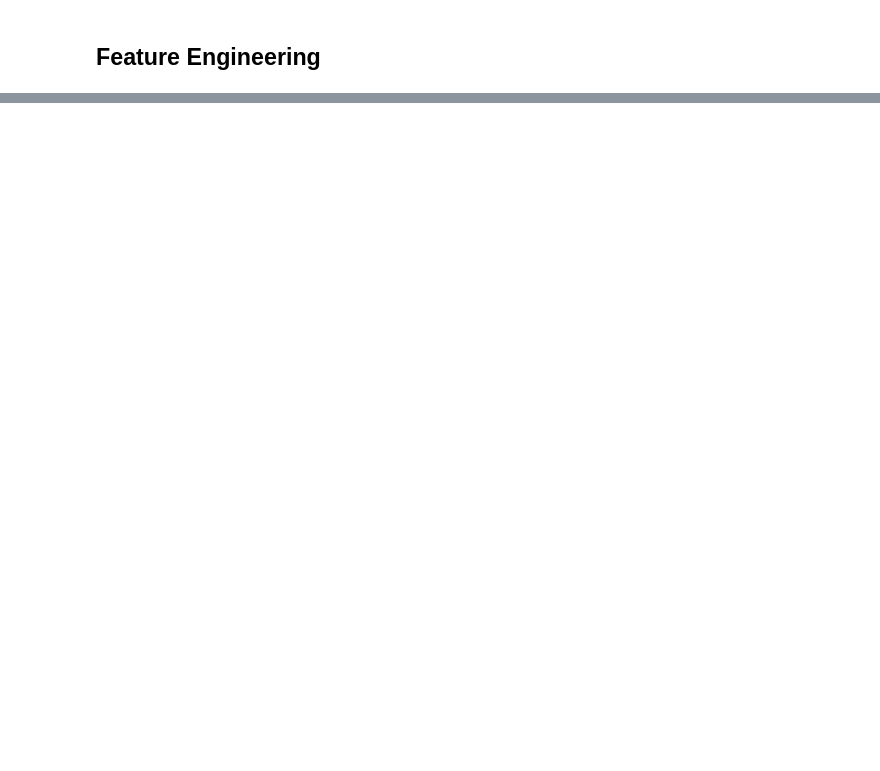
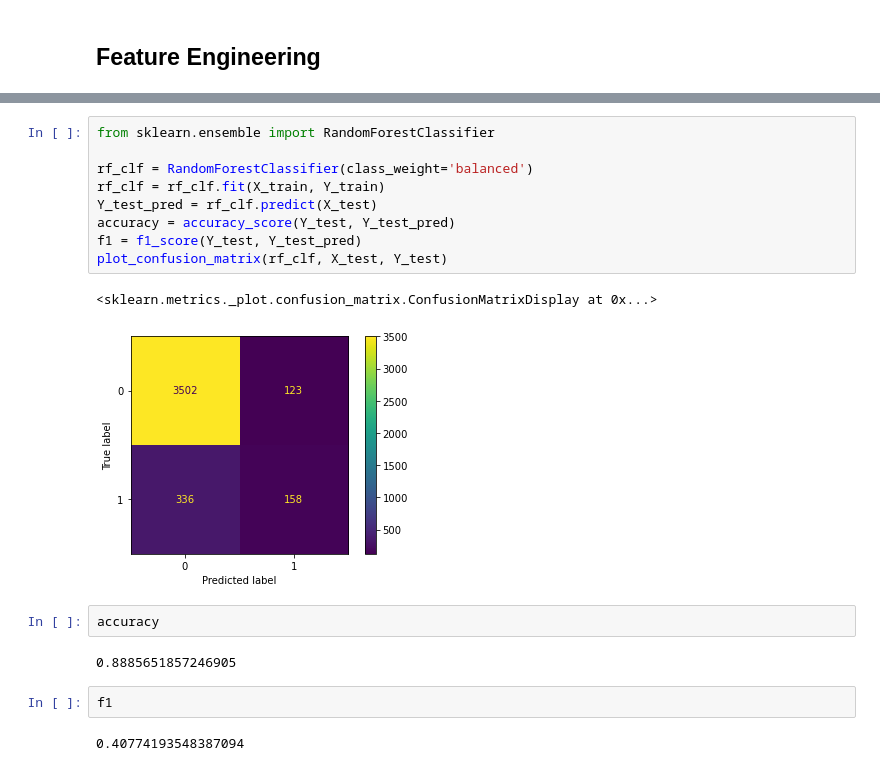
Before and after one commit to iewaij/data-analytics-bank-marketing, a Jupyter notebook: code/1_data_preparation.ipynb, the cells around one changed output, grey strips where cells are left out. Saved outputs shown, nothing was run; the diff lists cells and outputs as text; blank space fills up the shorter version.

```diff
--- a/code/1_data_preparation.ipynb
+++ b/code/1_data_preparation.ipynb
@@ -50,0 +426,20 @@ bank_mkt
+# %%
+from sklearn.ensemble import RandomForestClassifier
+
+rf_clf = RandomForestClassifier(class_weight='balanced')
+rf_clf = rf_clf.fit(X_train, Y_train)
+Y_test_pred = rf_clf.predict(X_test)
+accuracy = accuracy_score(Y_test, Y_test_pred)
+f1 = f1_score(Y_test, Y_test_pred)
+plot_confusion_matrix(rf_clf, X_test, Y_test)
+# %% [output]
+<sklearn.metrics._plot.confusion_matrix.ConfusionMatrixDisplay at 0x...>
+[figure, added]
+# %%
+accuracy
+# %% [output]
+0.8885651857246905
+# %%
+f1
+# %% [output]
+0.40774193548387094
```
Also changed, not shown: parts of 70 cells of this notebook, 2 other files.
